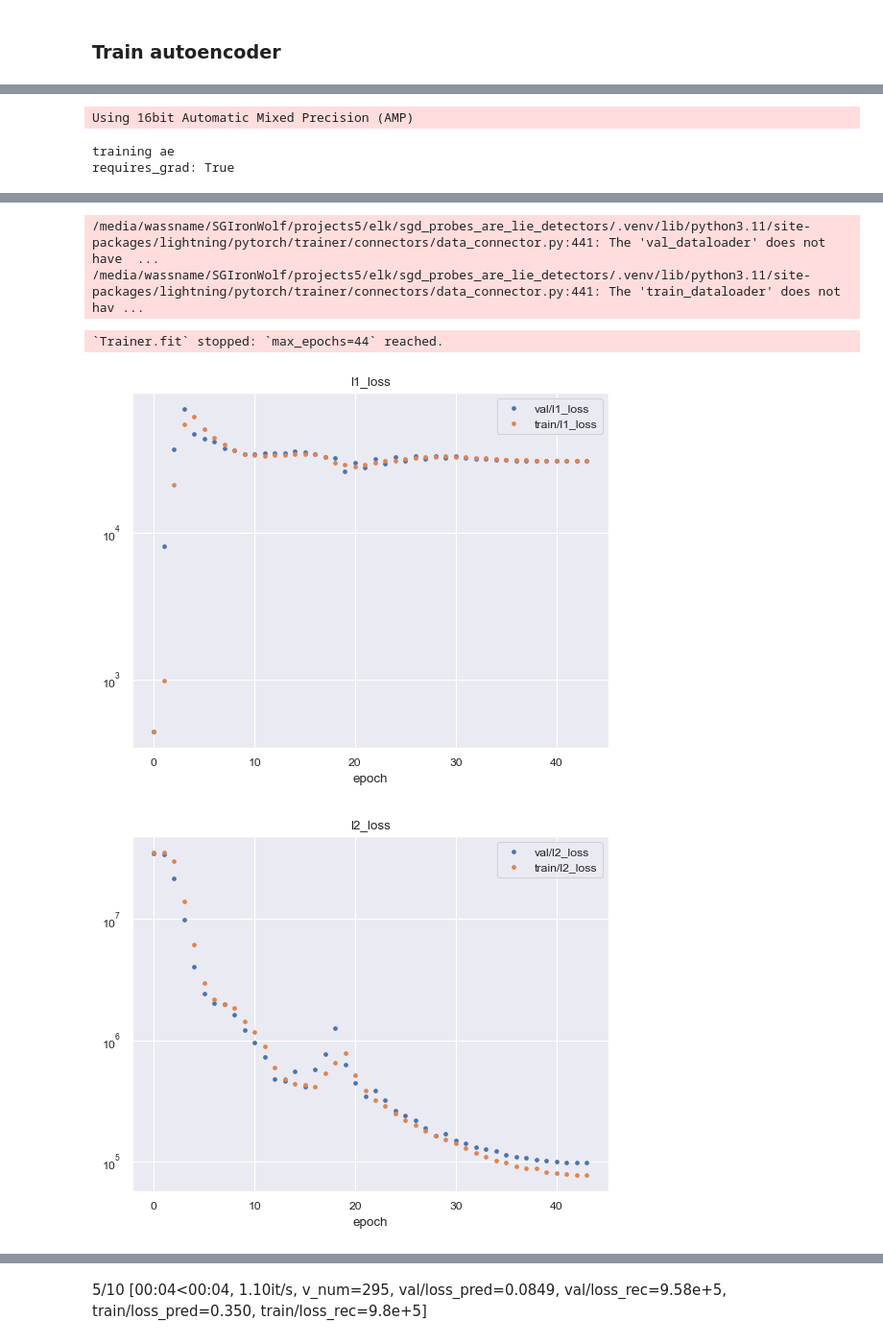
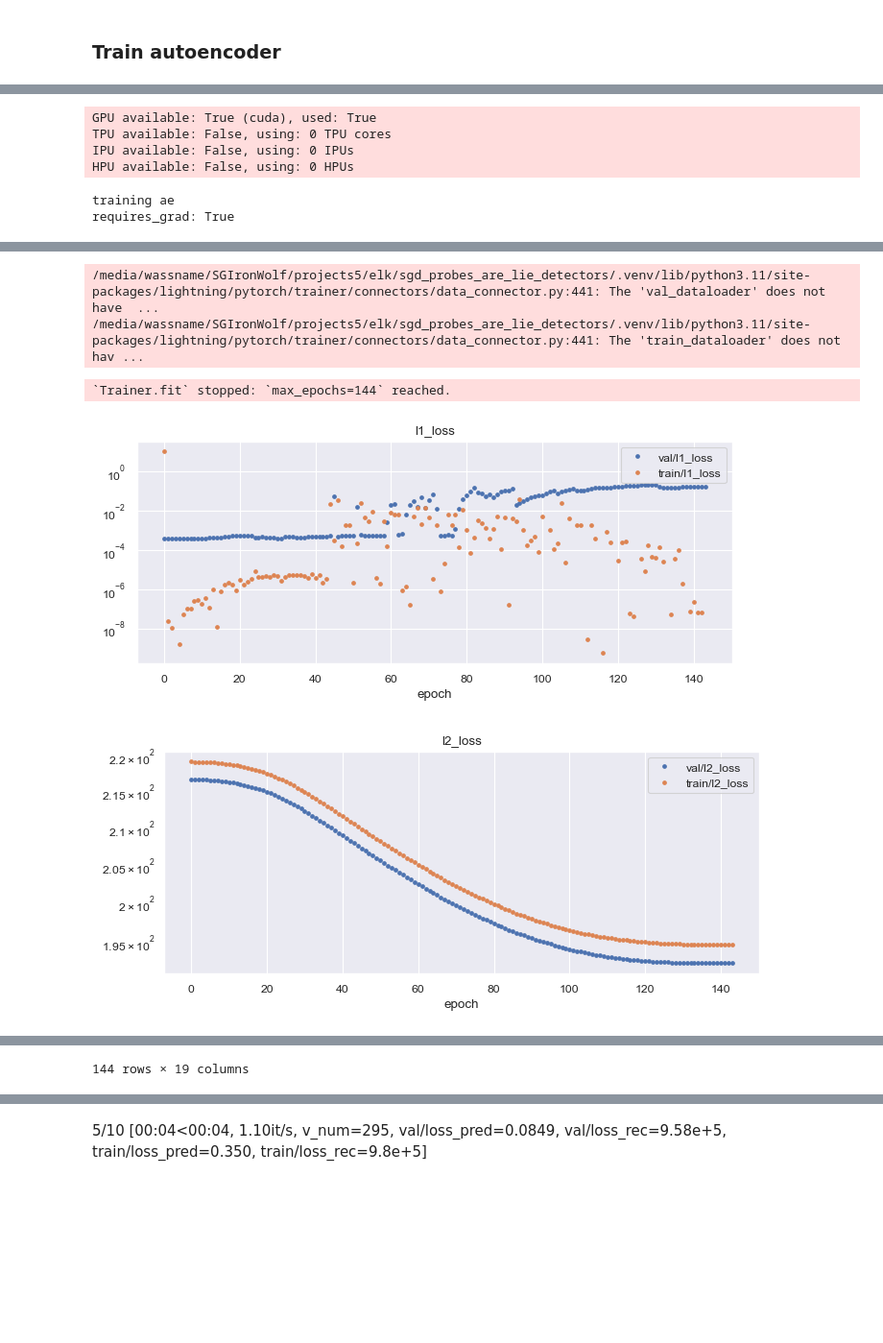
Before and after one commit to wassname/LoRA_are_lie_detectors, a Jupyter notebook: notebooks/11e_sae_aisafteyfoundation.ipynb, the cells around one changed output, grey strips where cells are left out. Shown at 96% size. Cells and saved outputs as stored; diff of their text form; code cells hidden in the pictures; blank space fills up the shorter version.

```diff
--- a/notebooks/11e_sae_aisafteyfoundation.ipynb
+++ b/notebooks/11e_sae_aisafteyfoundation.ipynb
@@ -78,7 +78,7 @@ sns.set_theme('paper')
 
 # params
 batch_size = 32
-lr = 1e-3 # at 3e-4 I get nan
+lr = 1e-2
 wd = 0 # 1e-5
 
 MAX_ROWS = 2000
@@ -88,10 +88,11 @@ STRIDE=4 # skip every N layers
 DECIMATE=1 # discard N features for speed
 
 device = "cuda:0"
-max_epochs = 44
+max_epochs = 144
 
 l1_coeff = 0.5 # 0.5  # neel uses 3e-4 ! https://github.dev/neelnanda-io/1L-Sparse-Autoencoder/blob/bcae01328a2f41d24bd4a9160828f2fc22737f75/utils.py#L106, but them they sum l1 where mean l2
     # x_feats=x_feats. other use 1e-1
+# in ai saftey foundation. They use l1_coefficient=Parameter(max=0.03, min=0.008),
 
 
 BASE_FOLDER = Path("/media/wassname/SGIronWolf/projects5/elk/sgd_probes_are_lie_detectors/notebooks/lightning_logs/version_24/")
@@ -202,10 +191,11 @@ Experiment with dataloading speeds:
 # %% [markdown]
 # Get importance matrix from adapter
 # %%
-# from src.probes.importance_matrix import get_importance_matrix
+from src.probes.importance_matrix import get_importance_matrix
 
 
-# f = f"{BASE_FOLDER}/checkpoint_last/adapter_model.safetensors"
-# importance_matrix = get_importance_matrix(f, layers=layers_names)[SKIP::STRIDE, ::DECIMATE]
-# plt.hist(importance_matrix.flatten(), bins=155);
+f = f"{BASE_FOLDER}/checkpoint_last/adapter_model.safetensors"
+importance_matrix = get_importance_matrix(f, layers=layers_names)[SKIP::STRIDE, ::DECIMATE]
+plt.hist(importance_matrix.flatten(), bins=155);
+
 importance_matrix = None
@@ -418,13 +439,9 @@ net = PLAE(
     weight_decay=wd,
     # hs=64,
     dropout=0,
-    n_latent=256, # there will be layers * n_latent latent features
+    n_latent=512, # there will be layers * n_latent latent features
     l1_coeff=l1_coeff,
     importance_matrix=importance_matrix,
 )
-print(c_in)
-x1= x[..., 0]
-with torch.no_grad():
-    y = net(x1)
-{k: v.abs().mean() for k, v in y.items()}, {k: v.shape for k, v in y.items()}
+print(net)
 # %% [output]
@@ -508,15 +527,15 @@ net.ae_mode(0)
 
 lr_logger = LearningRateMonitor(logging_interval='step')
 trainer1 = pl.Trainer(
-    precision="16-mixed",
-    gradient_clip_val=20,
+    # precision="16-mixed",
+    # gradient_clip_val=20,
     # devices=2,
     accelerator="auto",
     devices="1",
     max_epochs=max_epochs,# * VAE_EPOCH_MULT,
     log_every_n_steps=1,
     # enable_progress_bar=False, enable_model_summary=False
-    callbacks=[lr_logger],
+    # callbacks=[lr_logger],
 )
 
 # LOAD_CHECKPONT = Path('/media/wassname/SGIronWolf/projects5/elk/sgd_probes_are_lie_detectors/notebooks/lightning_logs/version_52/1_ae.ckpt')
@@ -530,11 +549,14 @@ else:
 
     df_hist, df_hist_step = read_metrics_csv(trainer1.logger.experiment.metrics_file_path)
     plot_hist(df_hist, ['l2_loss', 'l1_loss', 'loss_rec'], logy=True)
-    plt.show()
-    plot_hist(df_hist_step, ['loss_rec_step'], logy=True)
+    # plt.show()
+    # plot_hist(df_hist_step, ['loss_rec_step'], logy=True)
 
     display(df_hist)
 # %% [output]
-Using 16bit Automatic Mixed Precision (AMP)
+GPU available: True (cuda), used: True
+TPU available: False, using: 0 TPU cores
+IPU available: False, using: 0 IPUs
+HPU available: False, using: 0 HPUs
 training ae
 requires_grad: True
@@ -557,5 +575,5 @@ LOCAL_RANK: 0 - CUDA_VISIBLE_DEVICES: [0,1]
 /media/wassname/SGIronWolf/projects5/elk/sgd_probes_are_lie_detectors/.venv/lib/python3.11/site-packages/lightning/pytorch/trainer/connectors/data_connector.py:441: The 'val_dataloader' does not have  ...
 /media/wassname/SGIronWolf/projects5/elk/sgd_probes_are_lie_detectors/.venv/lib/python3.11/site-packages/lightning/pytorch/trainer/connectors/data_connector.py:441: The 'train_dataloader' does not hav ...
-`Trainer.fit` stopped: `max_epochs=44` reached.
+`Trainer.fit` stopped: `max_epochs=144` reached.
-[figure, old version]
+[figure, new version]
-[figure, old version]
+[figure, new version]
@@ -580,0 +593 @@ LOCAL_RANK: 0 - CUDA_VISIBLE_DEVICES: [0,1]
+144 rows × 19 columns
```
Also changed, not shown: parts of 39 cells of this notebook, 7 other files.
